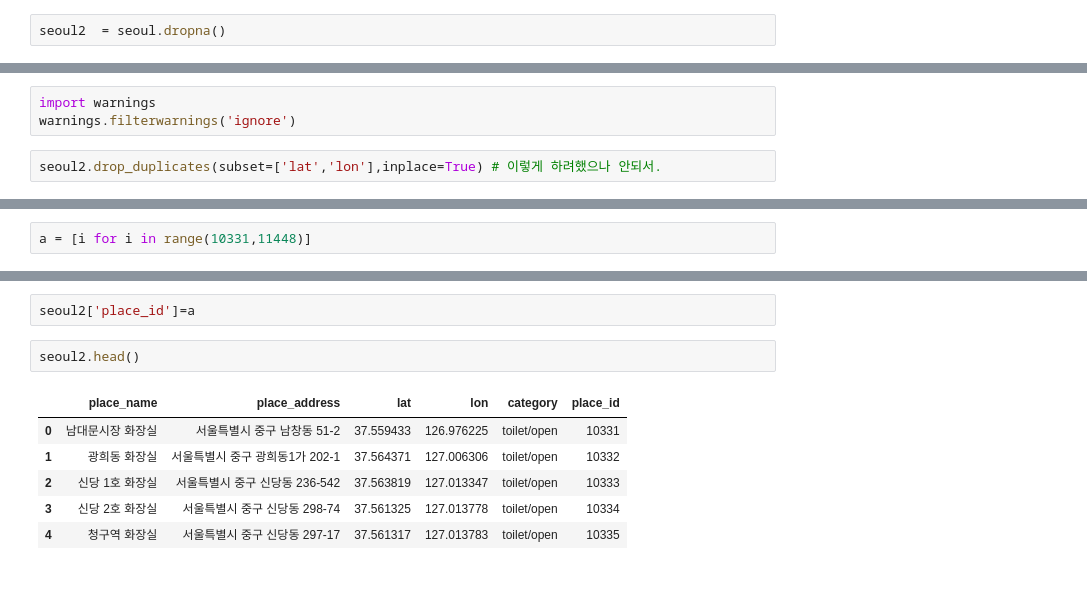
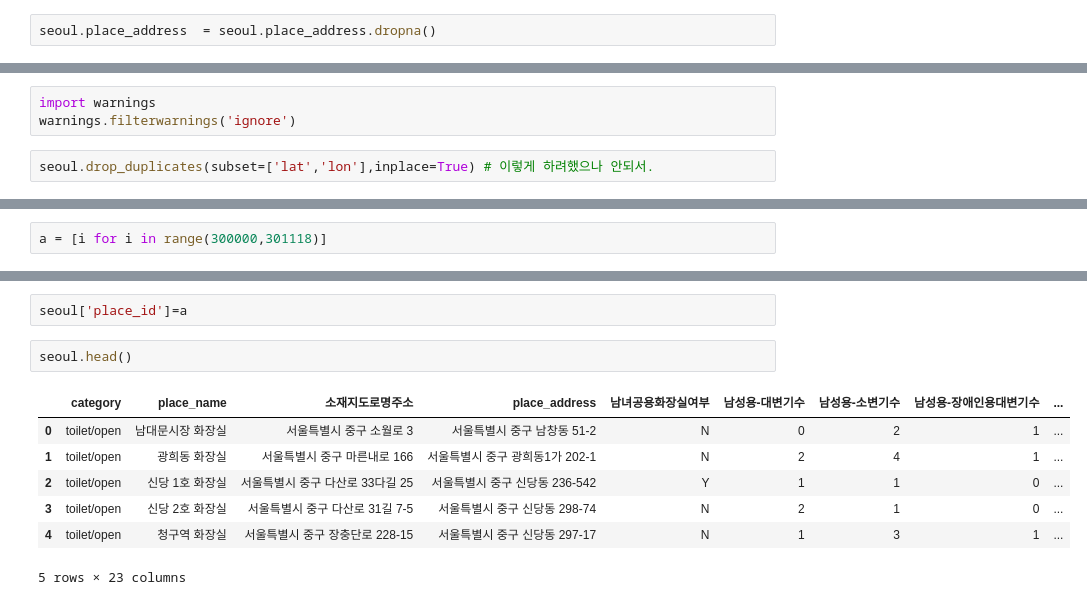
Before and after one commit to BigDataCampus/fresh, a Jupyter notebook: toilet_jmk.ipynb, the cells around one changed output, grey strips where cells are left out. Drawn from its saved outputs; the diff is of its cells as text.

```diff
--- a/toilet_jmk.ipynb
+++ b/toilet_jmk.ipynb
@@ -213,2 +288,2 @@ See the caveats in the documentation: http://pandas.pydata.org/pandas-docs/stabl
 # %%
-seoul2  = seoul.dropna()
+seoul.place_address  = seoul.place_address.dropna()
@@ -255,5 +387,5 @@ seoul2[seoul2.duplicated(subset=['lat','lon'],keep=False)].head()
 import warnings
 warnings.filterwarnings('ignore')
 # %%
-seoul2.drop_duplicates(subset=['lat','lon'],inplace=True) # 이렇게 하려했으나 안되서.
+seoul.drop_duplicates(subset=['lat','lon'],inplace=True) # 이렇게 하려했으나 안되서.
 # %%
@@ -272,5 +411,5 @@ memory usage: 52.4+ KB
 # %%
-a = [i for i in range(10331,11448)]
+a = [i for i in range(300000,301118)]
 # %%
 len(a)
 # %% [output]
@@ -278,12 +437,13 @@ len(a)
 # %%
-seoul2['place_id']=a
+seoul['place_id']=a
 # %%
-seoul2.head()
+seoul.head()
 # %% [output]
-|  | place_name | place_address | lat | lon | category | place_id |
-| 0 | 남대문시장 화장실 | 서울특별시 중구 남창동 51-2 | 37.559433 | 126.976225 | toilet/open | 10331 |
-| 1 | 광희동 화장실 | 서울특별시 중구 광희동1가 202-1 | 37.564371 | 127.006306 | toilet/open | 10332 |
-| 2 | 신당 1호 화장실 | 서울특별시 중구 신당동 236-542 | 37.563819 | 127.013347 | toilet/open | 10333 |
-| 3 | 신당 2호 화장실 | 서울특별시 중구 신당동 298-74 | 37.561325 | 127.013778 | toilet/open | 10334 |
-| 4 | 청구역 화장실 | 서울특별시 중구 신당동 297-17 | 37.561317 | 127.013783 | toilet/open | 10335 |
+|  | category | place_name | 소재지도로명주소 | place_address | 남녀공용화장실여부 | 남성용-대변기수 | 남성용-소변기수 | 남성용-장애인용대변기수 | ... |
+| 0 | toilet/open | 남대문시장 화장실 | 서울특별시 중구 소월로 3 | 서울특별시 중구 남창동 51-2 | N | 0 | 2 | 1 | ... |
+| 1 | toilet/open | 광희동 화장실 | 서울특별시 중구 마른내로 166 | 서울특별시 중구 광희동1가 202-1 | N | 2 | 4 | 1 | ... |
+| 2 | toilet/open | 신당 1호 화장실 | 서울특별시 중구 다산로 33다길 25 | 서울특별시 중구 신당동 236-542 | Y | 1 | 1 | 0 | ... |
+| 3 | toilet/open | 신당 2호 화장실 | 서울특별시 중구 다산로 31길 7-5 | 서울특별시 중구 신당동 298-74 | N | 2 | 1 | 0 | ... |
+| 4 | toilet/open | 청구역 화장실 | 서울특별시 중구 장충단로 228-15 | 서울특별시 중구 신당동 297-17 | N | 1 | 3 | 1 | ... |
+5 rows × 23 columns
 # %%
```
Also changed, not shown: parts of 33 cells of this notebook, 2 other files.
